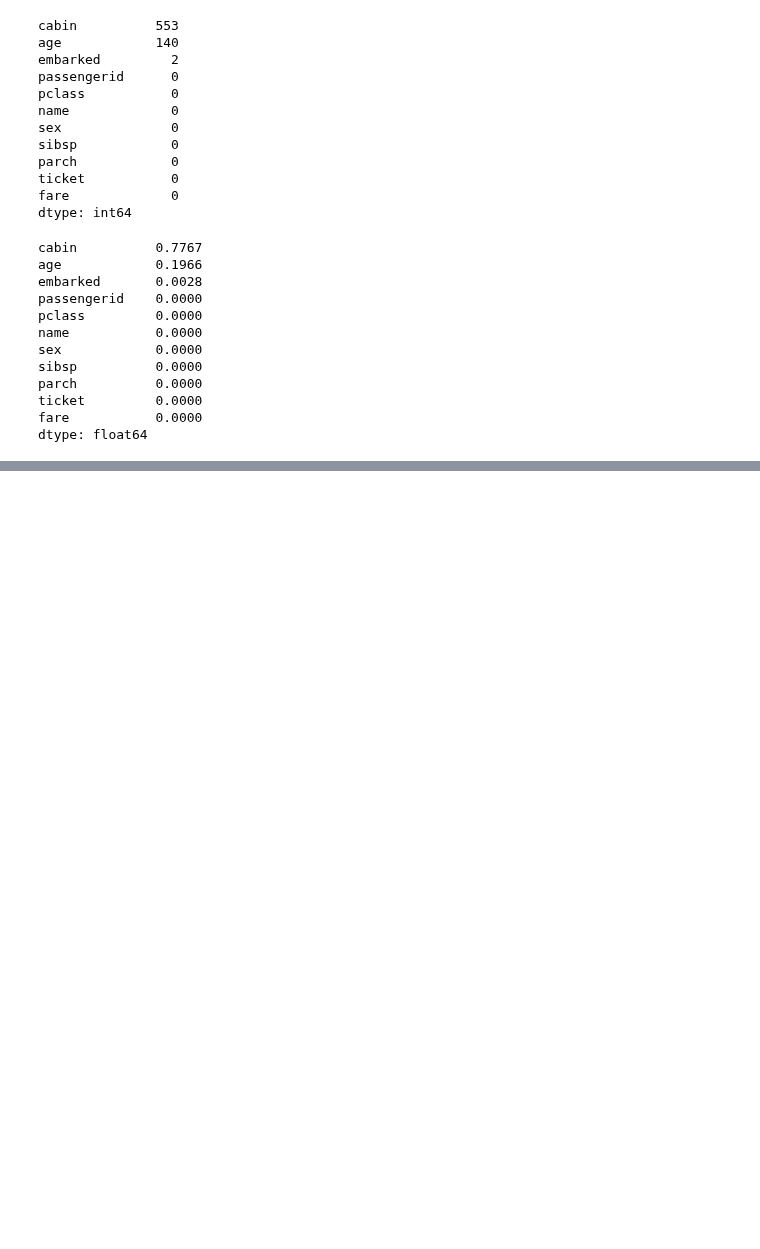
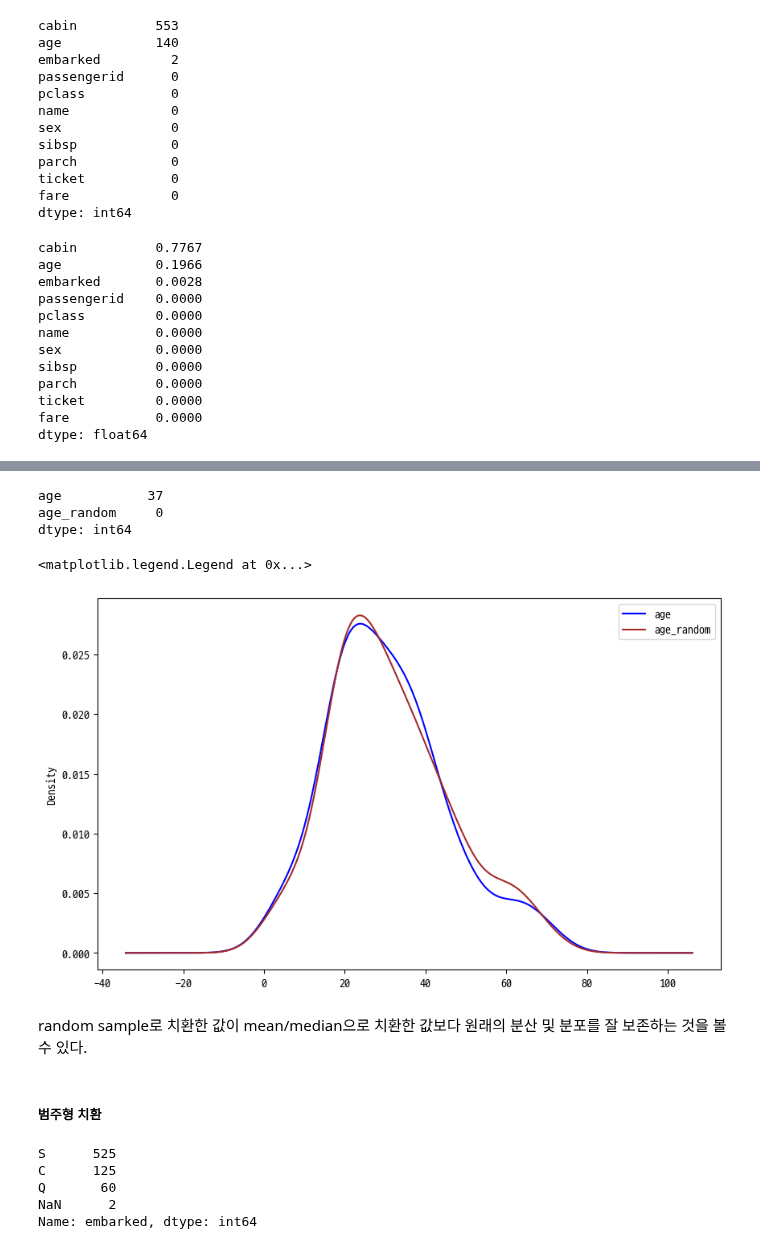
Before and after one commit to moneyless1989/data_engineering, a Jupyter notebook: lectures/20230213.ipynb, the cells around one changed output, grey strips where cells are left out. Saved outputs shown, nothing was run; the diff lists cells and outputs as text; code cells hidden in the pictures; blank space fills up the shorter version.

```diff
--- a/lectures/20230213.ipynb
+++ b/lectures/20230213.ipynb
@@ -419,0 +380,40 @@ findfont: Font family 'D2Coding ligature' not found.
+# %%
+X_te['age_random'] = X_te['age']
+
+# random sampling
+random_sampling = (X_tr['age'].dropna().sample(X_te['age'].isnull().sum()))
+random_sampling.index = X_te[lambda x: x['age'].isnull()].index # index 부여
+
+# NA imputation
+X_te.loc[X_te['age'].isnull(), 'age_random'] = random_sampling
+
+# 확인
+print(X_te[['age', 'age_random']].isnull().sum())
+
+# 분포 시각화
+fig, ax = plt.subplots(figsize=(10,6))
+
+X_te['age'].plot(kind='kde', ax=ax, color='blue')
+X_te['age_random'].plot(kind='kde', ax=ax, color='brown')
+
+lines, labels = ax.get_legend_handles_labels()
+ax.legend(lines, labels, loc='best')
+# %% [output]
+age           37
+age_random     0
+dtype: int64
+<matplotlib.legend.Legend at 0x...>
+[figure, added]
+# %% [markdown]
+random sample로 치환한 값이 mean/median으로 치환한 값보다 원래의 분산 및 분포를 잘 보존하는 것을 볼 수 있다.
+# %% [markdown]
+##### 범주형 치환
+# %%
+# 범주 별 빈도 수 확인
+X_tr['embarked'].value_counts(dropna=False)
+# %% [output]
+S      525
+C      125
+Q       60
+NaN      2
+Name: embarked, dtype: int64
```
Also changed, not shown: parts of 52 cells of this notebook, 7 other files.
